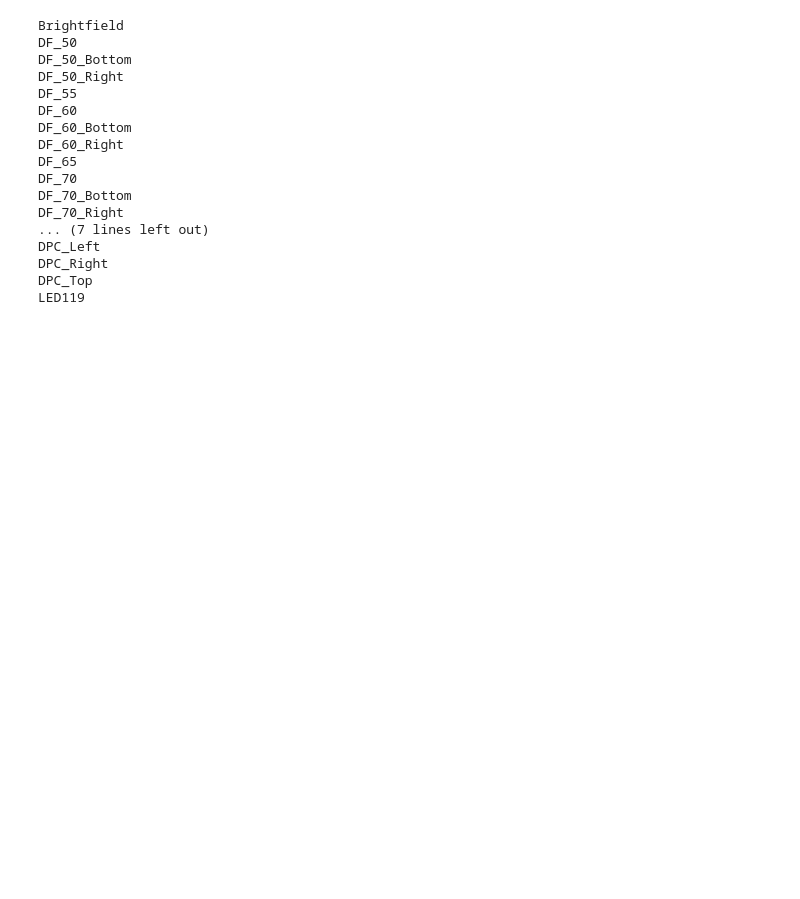
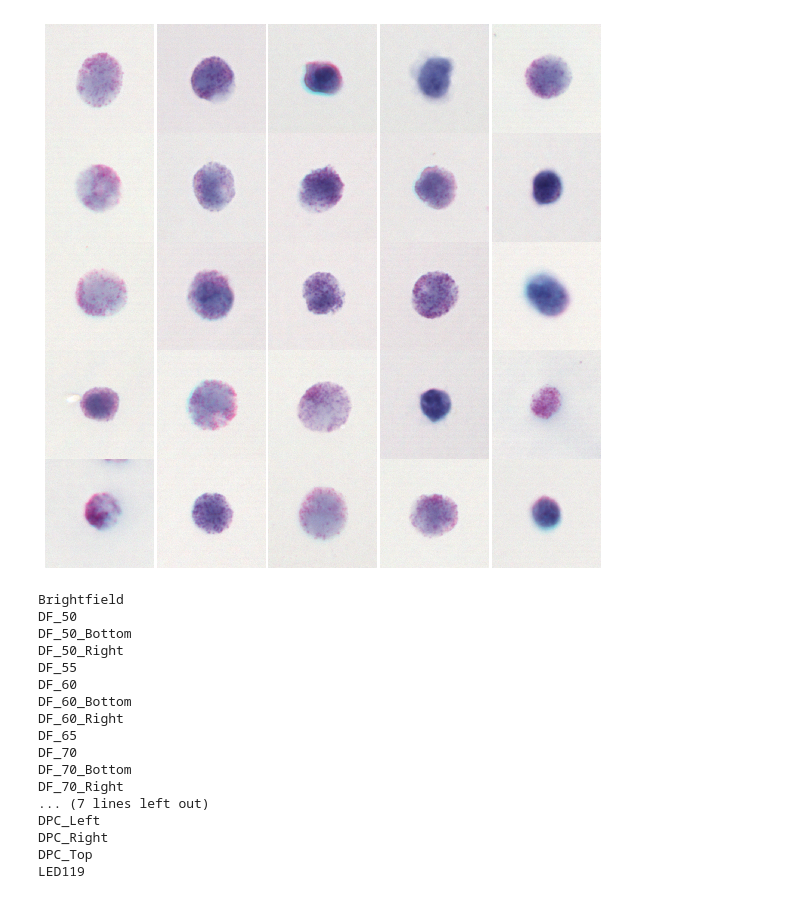
Before and after one commit to Waller-Lab/BSCCM, a Jupyter notebook: Data_demo.ipynb, the cells around one changed output. Cells and saved outputs as stored; diff of their text form; code cells hidden in the pictures; blank space fills up the shorter version.

Commit message:
finished porting over and improving FACS + image viewer code

```diff
--- a/Data_demo.ipynb
+++ b/Data_demo.ipynb
@@ -12,4 +13,11 @@ data_root = home + '/leukosight_data/'
 dataset = BSBCM(data_root)
+# %%
+indices = dataset.get_indices(has_matched_histology=True, shuffle=True)
+dataset.plot_montage(indices[:25],
+                contrast_type='histology',
+                    channel='Brightfield')
+# %% [output]
+[figure, added]
 # %%
 print('\n'.join(dataset.led_array_channel_names))
 # %% [output]
```
Also changed, not shown: parts of 1 cell of this notebook, 4 other files.
